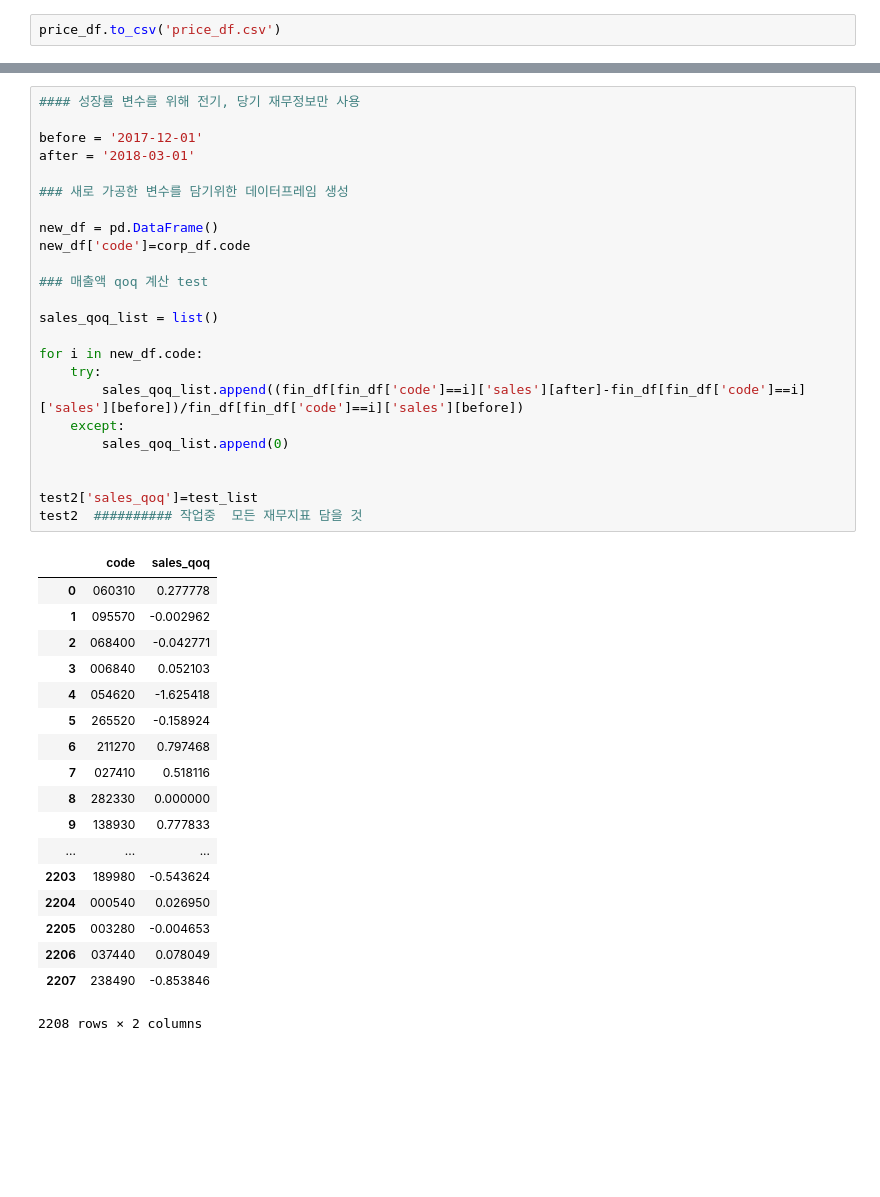
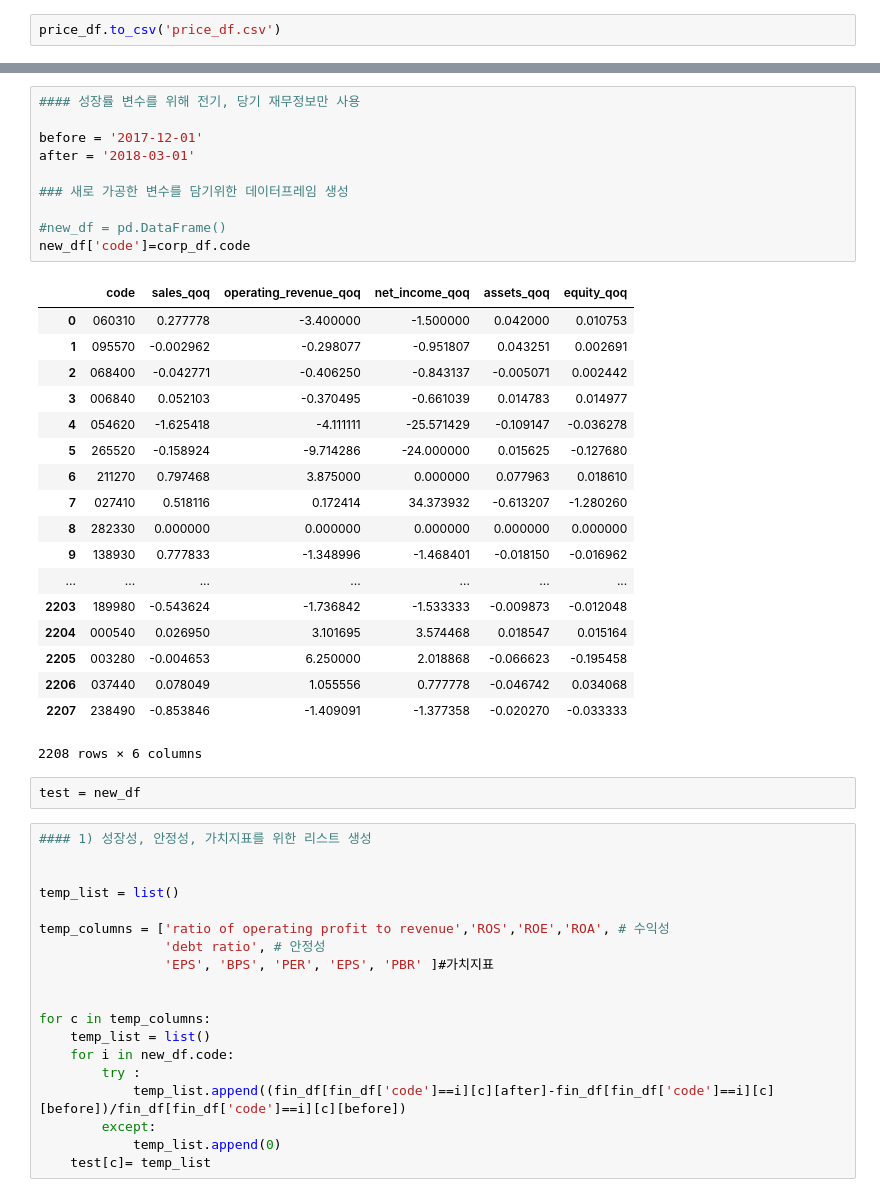
Before and after one commit to songyeseol/corp_portfolio_analysis, a Jupyter notebook: corp_portfolio_analysis.ipynb, the cells around one changed output, grey strips where cells are left out. Saved outputs shown, nothing was run; the diff lists cells and outputs as text; blank space fills up the shorter version.

```diff
--- a/corp_portfolio_analysis.ipynb
+++ b/corp_portfolio_analysis.ipynb
@@ -309,43 +264,50 @@ price_df.to_csv('price_df.csv')
 # %%
 #### 성장률 변수를 위해 전기, 당기 재무정보만 사용
 
 before = '2017-12-01'
 after = '2018-03-01'
 
 ### 새로 가공한 변수를 담기위한 데이터프레임 생성
 
-new_df = pd.DataFrame()
+#new_df = pd.DataFrame()
 new_df['code']=corp_df.code
-
-### 매출액 qoq 계산 test
-
-sales_qoq_list = list()
-
-for i in new_df.code:
-    try:
-        sales_qoq_list.append((fin_df[fin_df['code']==i]['sales'][after]-fin_df[fin_df['code']==i]['sales'][before])/fin_df[fin_df['code']==i]['sales'][before])
-    except:
-        sales_qoq_list.append(0)
-
-
-test2['sales_qoq']=test_list
-test2  ########## 작업중  모든 재무지표 담을 것
 # %% [output]
-|  | code | sales_qoq |
-| 0 | 060310 | 0.277778 |
-| 1 | 095570 | -0.002962 |
-| 2 | 068400 | -0.042771 |
-| 3 | 006840 | 0.052103 |
-| 4 | 054620 | -1.625418 |
-| 5 | 265520 | -0.158924 |
-| 6 | 211270 | 0.797468 |
-| 7 | 027410 | 0.518116 |
-| 8 | 282330 | 0.000000 |
-| 9 | 138930 | 0.777833 |
-| ... | ... | ... |
-| 2203 | 189980 | -0.543624 |
-| 2204 | 000540 | 0.026950 |
-| 2205 | 003280 | -0.004653 |
-| 2206 | 037440 | 0.078049 |
-| 2207 | 238490 | -0.853846 |
+|  | code | sales_qoq | operating_revenue_qoq | net_income_qoq | assets_qoq | equity_qoq |
+| 0 | 060310 | 0.277778 | -3.400000 | -1.500000 | 0.042000 | 0.010753 |
+| 1 | 095570 | -0.002962 | -0.298077 | -0.951807 | 0.043251 | 0.002691 |
+| 2 | 068400 | -0.042771 | -0.406250 | -0.843137 | -0.005071 | 0.002442 |
+| 3 | 006840 | 0.052103 | -0.370495 | -0.661039 | 0.014783 | 0.014977 |
+| 4 | 054620 | -1.625418 | -4.111111 | -25.571429 | -0.109147 | -0.036278 |
+| 5 | 265520 | -0.158924 | -9.714286 | -24.000000 | 0.015625 | -0.127680 |
+| 6 | 211270 | 0.797468 | 3.875000 | 0.000000 | 0.077963 | 0.018610 |
+| 7 | 027410 | 0.518116 | 0.172414 | 34.373932 | -0.613207 | -1.280260 |
+| 8 | 282330 | 0.000000 | 0.000000 | 0.000000 | 0.000000 | 0.000000 |
+| 9 | 138930 | 0.777833 | -1.348996 | -1.468401 | -0.018150 | -0.016962 |
+| ... | ... | ... | ... | ... | ... | ... |
+| 2203 | 189980 | -0.543624 | -1.736842 | -1.533333 | -0.009873 | -0.012048 |
+| 2204 | 000540 | 0.026950 | 3.101695 | 3.574468 | 0.018547 | 0.015164 |
+| 2205 | 003280 | -0.004653 | 6.250000 | 2.018868 | -0.066623 | -0.195458 |
+| 2206 | 037440 | 0.078049 | 1.055556 | 0.777778 | -0.046742 | 0.034068 |
+| 2207 | 238490 | -0.853846 | -1.409091 | -1.377358 | -0.020270 | -0.033333 |
-2208 rows × 2 columns
+2208 rows × 6 columns
+# %%
+test = new_df
+# %%
+#### 1) 성장성, 안정성, 가치지표를 위한 리스트 생성
+
+
+temp_list = list()
+
+temp_columns = ['ratio of operating profit to revenue','ROS','ROE','ROA', # 수익성
+                'debt ratio', # 안정성
+                'EPS', 'BPS', 'PER', 'EPS', 'PBR' ]#가치지표
+
+
+for c in temp_columns:
+    temp_list = list()
+    for i in new_df.code:
+        try :
+            temp_list.append((fin_df[fin_df['code']==i][c][after]-fin_df[fin_df['code']==i][c][before])/fin_df[fin_df['code']==i][c][before])
+        except:
+            temp_list.append(0)
+    test[c]= temp_list
```
Also changed, not shown: parts of 11 cells of this notebook.
